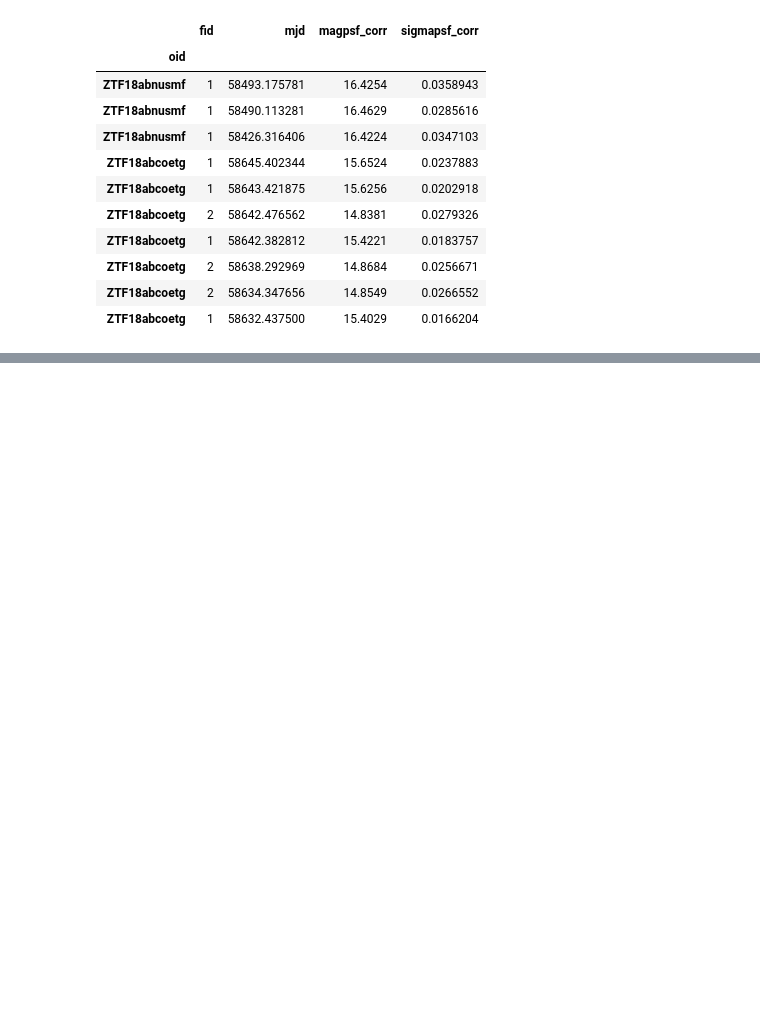
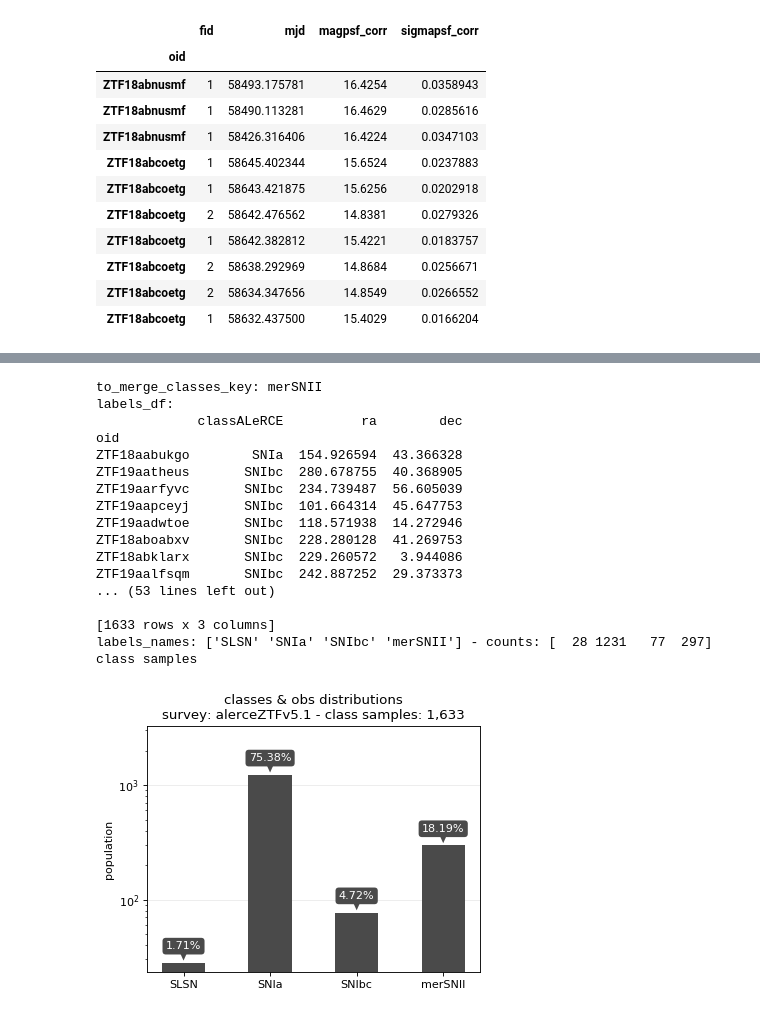
Before and after one commit to oscarpimentel/astro-lightcurves-handler, a Jupyter notebook: experiments/notebooks/surveys_exports/alerceZTF_v5.1.ipynb, the cells around one changed output, grey strips where cells are left out. Drawn from its saved outputs; the diff is of its cells as text; code cells hidden in the pictures; blank space fills up the shorter version.

```diff
--- a/experiments/notebooks/surveys_exports/alerceZTF_v5.1.ipynb
+++ b/experiments/notebooks/surveys_exports/alerceZTF_v5.1.ipynb
@@ -182,35 +182,54 @@ class samples
 DF_INVALID_CLASSES = ['ZZ','TDE']
 DF_SN_LIST = ['SLSN' ,'SNII', 'SNIIb', 'SNIIn', 'SNIa', 'SNIbc']
 
 #mode = 'raw'
 #mode = 'simple'
 #mode = 'transients'
 #mode = 'RRCeph'
-#mode = 'onlySNe'
-mode = 'onlySNIa'
+mode = 'onlySNe'
+#mode = 'onlySNIa'
 
 if mode=='simple':
     invalid_classes = DF_INVALID_CLASSES
     query_classes = []
     to_merge_classes_dic = {'SN':DF_SN_LIST,}
 
 elif mode=='onlySNe':
     invalid_classes = DF_INVALID_CLASSES
     query_classes = DF_SN_LIST
     to_merge_classes_dic = {'merSNII':['SNII', 'SNIIb', 'SNIIn'],}
 
 elif mode=='onlySNIa':
     invalid_classes = DF_INVALID_CLASSES
     query_classes = DF_SN_LIST
     to_merge_classes_dic = {'nonSNIa':['SLSN' ,'SNII', 'SNIIb', 'SNIIn', 'SNIbc'],}
 
 elif mode=='RRCeph':
     invalid_classes = DF_INVALID_CLASSES
     query_classes = ['RRL','Ceph']
     to_merge_classes_dic = {}
 
 lcDictionaryCreator.update_labels_df(invalid_classes, query_classes, to_merge_classes_dic)
 lcDictionaryCreator.plot_class_distribution(figsize=(5,4), uses_log_scale=True)
+# %% [output]
+to_merge_classes_key: merSNII
+labels_df:
+             classALeRCE          ra        dec
+oid
+ZTF18aabukgo        SNIa  154.926594  43.366328
+ZTF19aatheus       SNIbc  280.678755  40.368905
+ZTF19aarfyvc       SNIbc  234.739487  56.605039
+ZTF19aapceyj       SNIbc  101.664314  45.647753
+ZTF19aadwtoe       SNIbc  118.571938  14.272946
+ZTF18aboabxv       SNIbc  228.280128  41.269753
+ZTF18abklarx       SNIbc  229.260572   3.944086
+ZTF19aalfsqm       SNIbc  242.887252  29.373373
+... (53 lines left out)
+
+[1633 rows x 3 columns]
+labels_names: ['SLSN' 'SNIa' 'SNIbc' 'merSNII'] - counts: [  28 1231   77  297]
+class samples
+[figure, added]
 # %%
 %load_ext autoreload
 %autoreload 2
```
Also changed, not shown: parts of 3 cells of this notebook, 4 other files.
